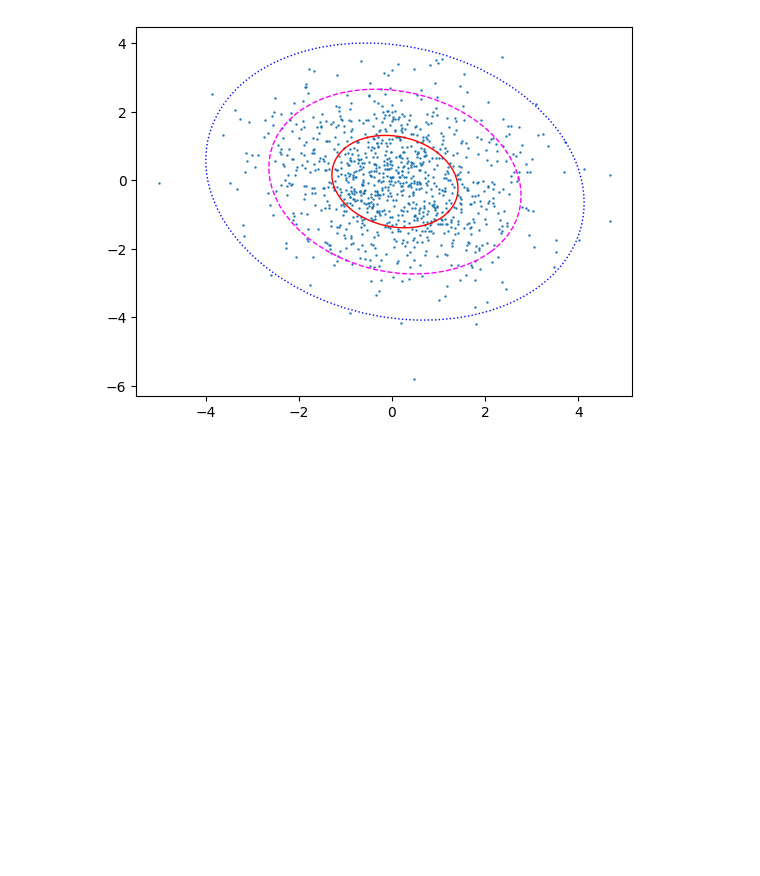
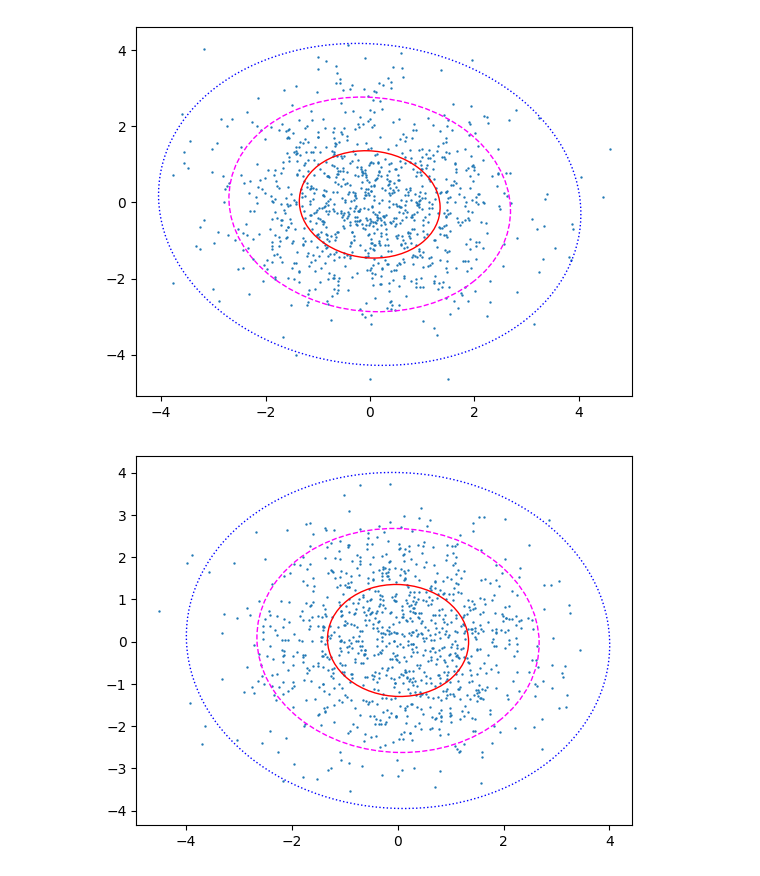
Before and after one commit to vladimir-skvortsov/spbstu-mathematical-statistics, a Jupyter notebook: lab5/lab5.ipynb, the cells around one changed output. Drawn from its saved outputs; the diff is of its cells as text; code cells hidden in the pictures; blank space fills up the shorter version.

Commit message:
Add more ellipses

```diff
--- a/lab5/lab5.ipynb
+++ b/lab5/lab5.ipynb
@@ -118,15 +118,17 @@ def add_confidence_ellipse(x, y, ax, std, **kwargs):
   ellipse.set_transform(transf + ax.transData)
   return ax.add_patch(ellipse)
 # %%
-x, y = multivariate_normal(0, 0, 1, 1, 0.9, 1000) * 0.9 + multivariate_normal(0, 0, 10, 10, -0.9, 1000) * 0.1
+for rho in rhos:
+  x, y = multivariate_normal(0, 0, 1, 1, rho, 1000) * 0.9 + multivariate_normal(0, 0, 10, 10, -rho, 1000) * 0.1
 
-fig, ax = plt.subplots(1, 1)
-ax.scatter(x, y, s=0.5)
+  fig, ax = plt.subplots(1, 1)
+  ax.scatter(x, y, s=0.5)
 
-add_confidence_ellipse(x, y, ax, 1, edgecolor='red')
-add_confidence_ellipse(x, y, ax, 2, edgecolor='fuchsia', linestyle='--')
-add_confidence_ellipse(x, y, ax, 3, edgecolor='blue', linestyle=':')
+  add_confidence_ellipse(x, y, ax, 1, edgecolor='red')
+  add_confidence_ellipse(x, y, ax, 2, edgecolor='fuchsia', linestyle='--')
+  add_confidence_ellipse(x, y, ax, 3, edgecolor='blue', linestyle=':')
 
-plt.show()
+  plt.show()
 # %% [output]
-[figure, old version]
+[figure, new version]
+[figure, added]
```
Also changed, not shown: parts of 3 cells of this notebook, 12 other files.
